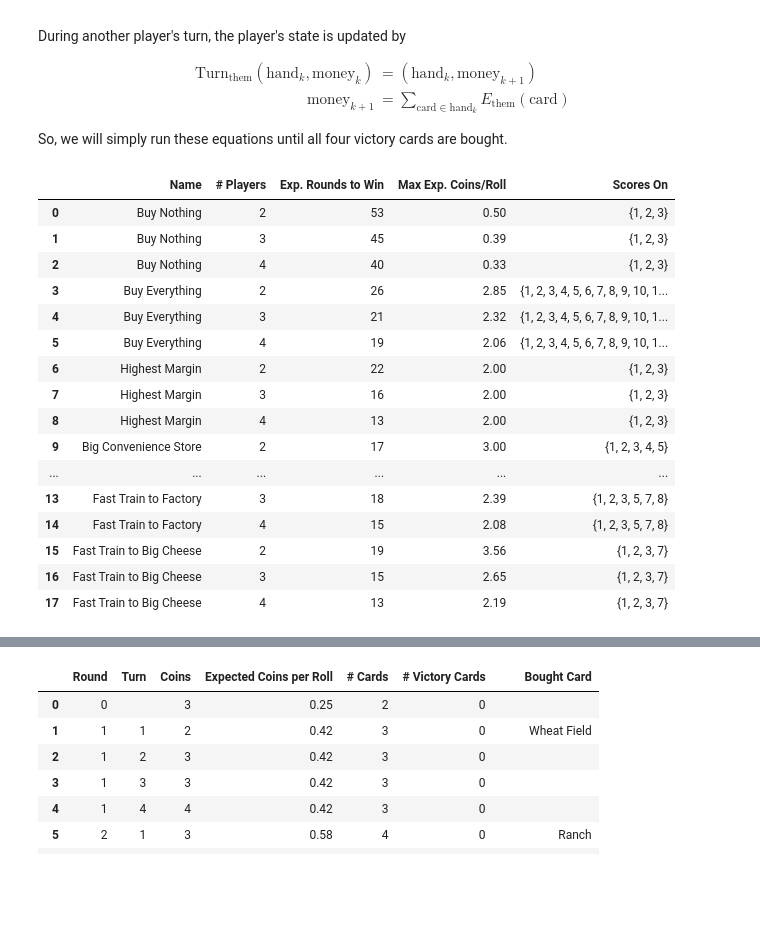
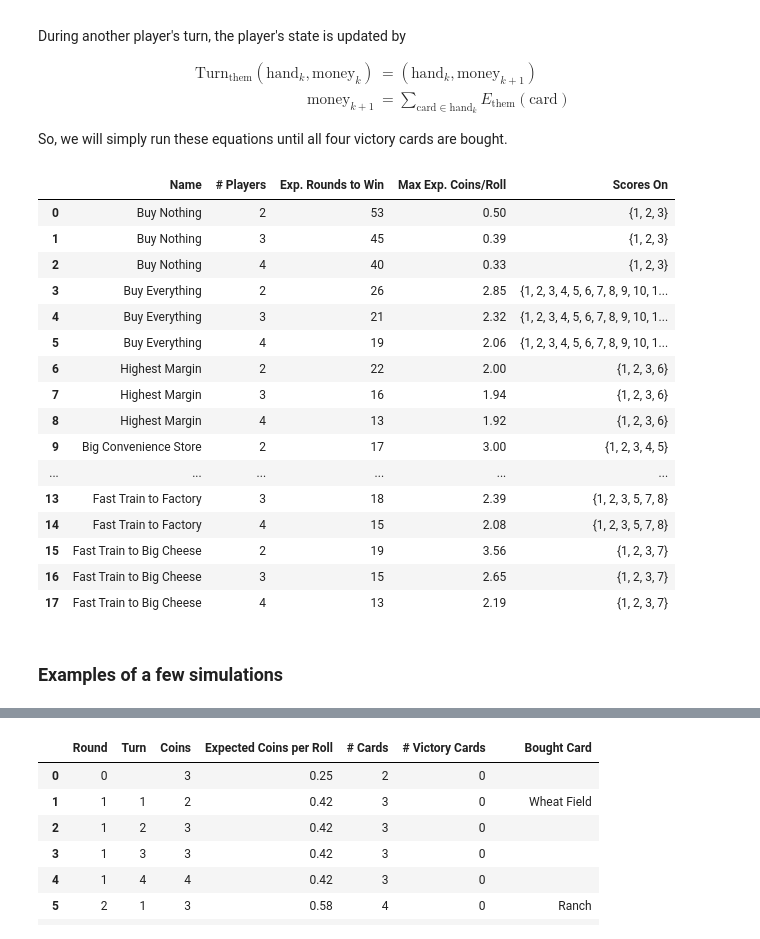
Before and after one commit to brcrista/Machi-Koro-Analysis, a Jupyter notebook: src/analysis.ipynb, the cells around one changed output, grey strips where cells are left out. Cells and saved outputs as stored; diff of their text form; code cells hidden in the pictures; blank space fills up the shorter version.

```diff
--- a/src/analysis.ipynb
+++ b/src/analysis.ipynb
@@ -211,49 +193,47 @@ $$
 
 So, we will simply run these equations until all four victory cards are bought.
 # %%
-reload(strategies)
+strategies_to_evaluate = {
+    "Buy Nothing": strategies.buy_nothing,
+    "Buy Everything": strategies.buy_everything,
+    "Highest Margin": strategies.highest_margin,
+    "Big Convenience Store": strategies.big_convenience_store,
+    "Fast Train to Factory": strategies.fast_train_to_factory,
+    "Fast Train to Big Cheese": strategies.fast_train_to_big_cheese
+}
 
 strategies_summary = {
     "Name": [],
     "# Players": [],
     "Exp. Rounds to Win": [],
     "Max Exp. Coins/Roll": [],
     "Scores On": []
 }
 
-strategies_ = {
-    "Buy Nothing": strategies.buy_nothing,
-    "Buy Everything": strategies.buy_everything,
-    "Highest Margin": strategies.highest_margin,
-    "Big Convenience Store": strategies.big_convenience_store,
-    "Fast Train to Factory": strategies.fast_train_to_factory,
-    "Fast Train to Big Cheese": strategies.fast_train_to_big_cheese
-}
-
-for name, strategy in strategies_.items():
+for name, strategy in strategies_to_evaluate.items():
     for num_players in range(2, 5):
         result = strategies.simulate(strategy(), num_players)
         strategies_summary["Name"].append(name)
         strategies_summary["# Players"].append(str(num_players))
         strategies_summary["Exp. Rounds to Win"].append(result["Round"].max())
         strategies_summary["Max Exp. Coins/Roll"].append(result["Expected Coins per Roll"].max())
         strategies_summary["Scores On"].append(strategies.aggregate_scores_on(result))
 
 pd.DataFrame(strategies_summary).style \
     .format({
         "Max Exp. Coins/Roll": "{:.2f}",
     })
 # %% [output]
 |  | Name | # Players | Exp. Rounds to Win | Max Exp. Coins/Roll | Scores On |
 | 0 | Buy Nothing | 2 | 53 | 0.50 | {1, 2, 3} |
 | 1 | Buy Nothing | 3 | 45 | 0.39 | {1, 2, 3} |
 | 2 | Buy Nothing | 4 | 40 | 0.33 | {1, 2, 3} |
 | 3 | Buy Everything | 2 | 26 | 2.85 | {1, 2, 3, 4, 5, 6, 7, 8, 9, 10, 1... |
 | 4 | Buy Everything | 3 | 21 | 2.32 | {1, 2, 3, 4, 5, 6, 7, 8, 9, 10, 1... |
 | 5 | Buy Everything | 4 | 19 | 2.06 | {1, 2, 3, 4, 5, 6, 7, 8, 9, 10, 1... |
-| 6 | Highest Margin | 2 | 22 | 2.00 | {1, 2, 3} |
-| 7 | Highest Margin | 3 | 16 | 2.00 | {1, 2, 3} |
-| 8 | Highest Margin | 4 | 13 | 2.00 | {1, 2, 3} |
+| 6 | Highest Margin | 2 | 22 | 2.00 | {1, 2, 3, 6} |
+| 7 | Highest Margin | 3 | 16 | 1.94 | {1, 2, 3, 6} |
+| 8 | Highest Margin | 4 | 13 | 1.92 | {1, 2, 3, 6} |
 | 9 | Big Convenience Store | 2 | 17 | 3.00 | {1, 2, 3, 4, 5} |
 | ... | ... | ... | ... | ... | ... |
 | 13 | Fast Train to Factory | 3 | 18 | 2.39 | {1, 2, 3, 5, 7, 8} |
@@ -261,6 +241,8 @@ pd.DataFrame(strategies_summary).style \
 | 15 | Fast Train to Big Cheese | 2 | 19 | 3.56 | {1, 2, 3, 7} |
 | 16 | Fast Train to Big Cheese | 3 | 15 | 2.65 | {1, 2, 3, 7} |
 | 17 | Fast Train to Big Cheese | 4 | 13 | 2.19 | {1, 2, 3, 7} |
+# %% [markdown]
+### Examples of a few simulations
 # %%
 def format_strategy_simulation(strategy_simulation: pd.DataFrame):
     def color_by_card(series):
```
Also changed, not shown: parts of 9 cells of this notebook, 5 other files.
